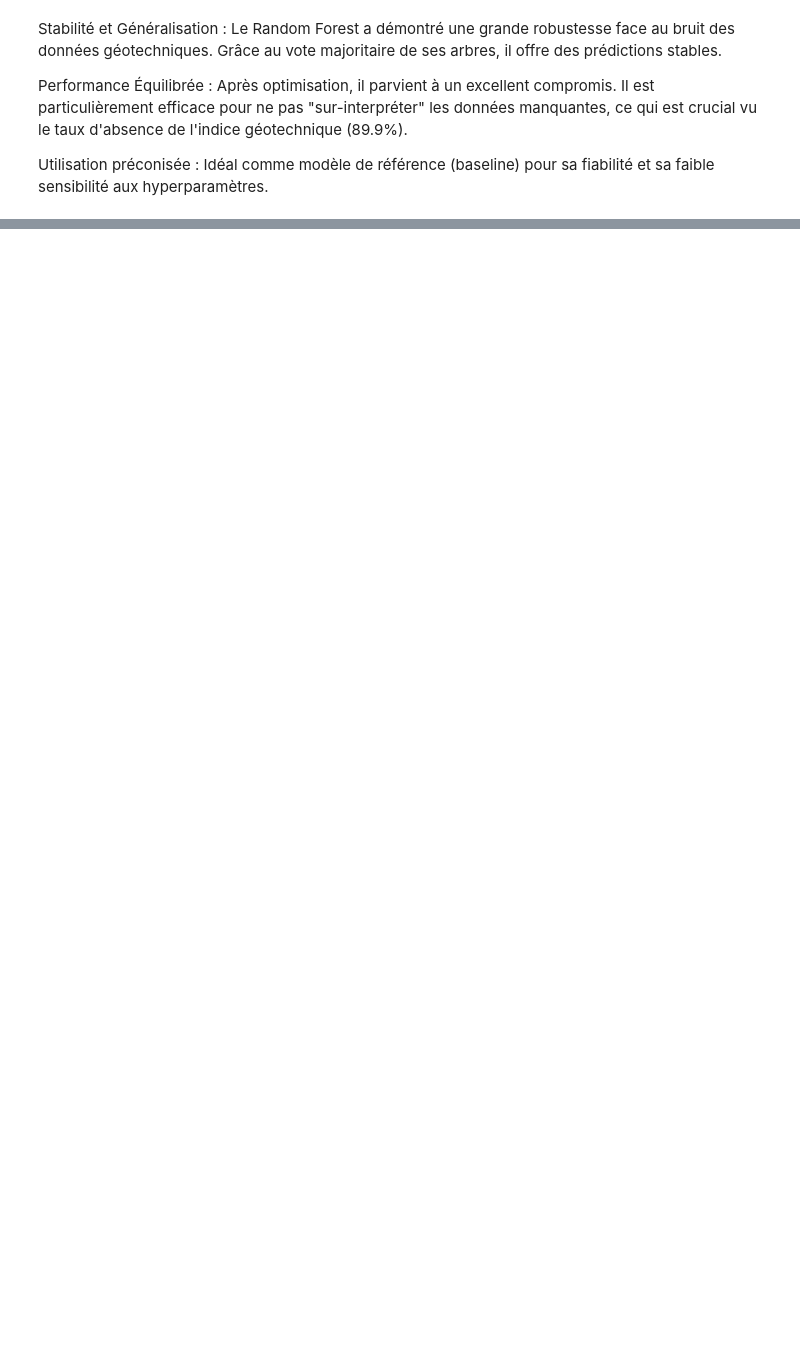
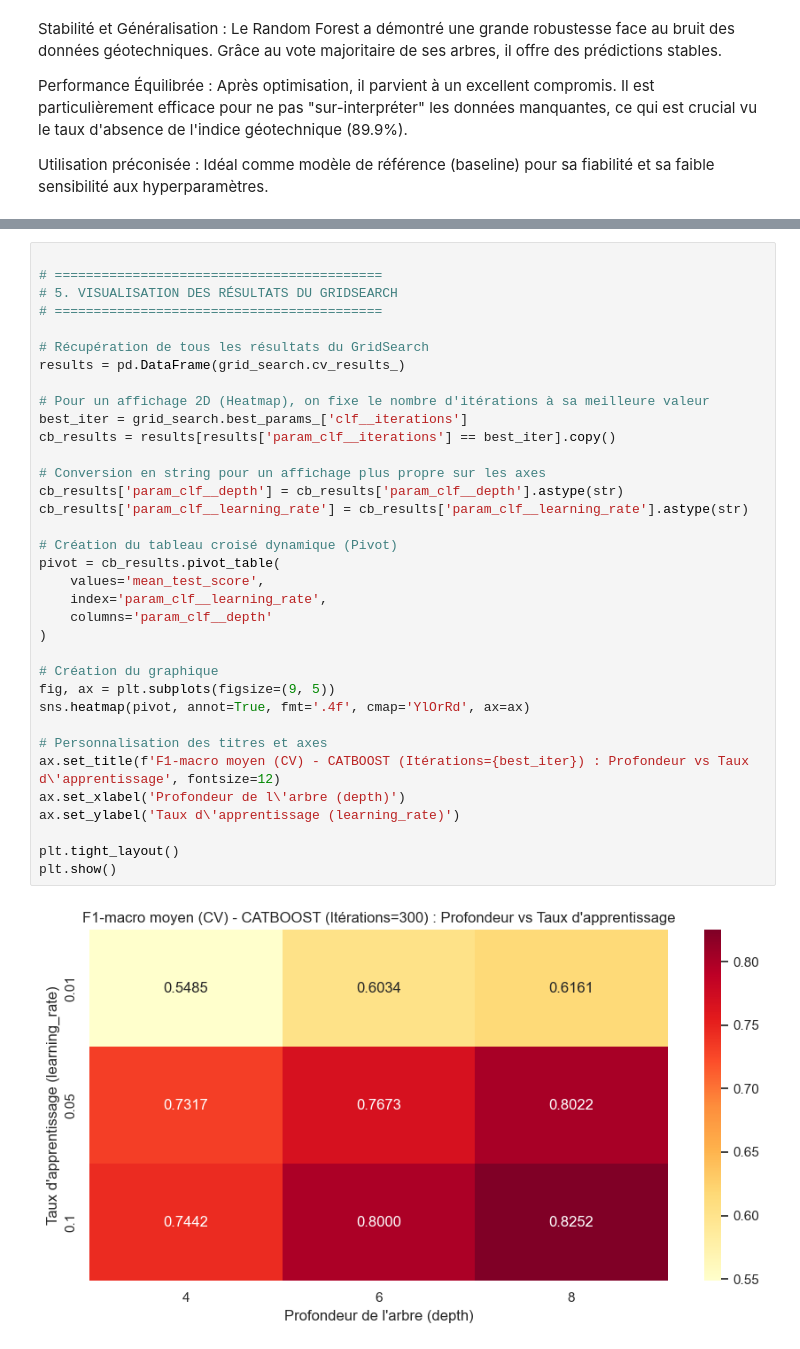
Before and after one commit to marwanbakali099-byte/Projet6_geo_info_ML_Classification, a Jupyter notebook: Projet6_geo_info_ML.ipynb, the cells around one changed output, grey strips where cells are left out. Drawn from its saved outputs; the diff is of its cells as text; blank space fills up the shorter version.

```diff
--- a/Projet6_geo_info_ML.ipynb
+++ b/Projet6_geo_info_ML.ipynb
@@ -2135,0 +2257,37 @@ Utilisation préconisée : Idéal comme modèle de référence (baseline) pour s
+# %%
+
+# ==========================================
+# 5. VISUALISATION DES RÉSULTATS DU GRIDSEARCH
+# ==========================================
+
+# Récupération de tous les résultats du GridSearch
+results = pd.DataFrame(grid_search.cv_results_)
+
+# Pour un affichage 2D (Heatmap), on fixe le nombre d'itérations à sa meilleure valeur
+best_iter = grid_search.best_params_['clf__iterations']
+cb_results = results[results['param_clf__iterations'] == best_iter].copy()
+
+# Conversion en string pour un affichage plus propre sur les axes
+cb_results['param_clf__depth'] = cb_results['param_clf__depth'].astype(str)
+cb_results['param_clf__learning_rate'] = cb_results['param_clf__learning_rate'].astype(str)
+
+# Création du tableau croisé dynamique (Pivot)
+pivot = cb_results.pivot_table(
+    values='mean_test_score',
+    index='param_clf__learning_rate',
+    columns='param_clf__depth'
+)
+
+# Création du graphique
+fig, ax = plt.subplots(figsize=(9, 5))
+sns.heatmap(pivot, annot=True, fmt='.4f', cmap='YlOrRd', ax=ax)
+
+# Personnalisation des titres et axes
+ax.set_title(f'F1-macro moyen (CV) - CATBOOST (Itérations={best_iter}) : Profondeur vs Taux d\'apprentissage', fontsize=12)
+ax.set_xlabel('Profondeur de l\'arbre (depth)')
+ax.set_ylabel('Taux d\'apprentissage (learning_rate)')
+
+plt.tight_layout()
+plt.show()
+# %% [output]
+[figure, added]
```
Also changed, not shown: parts of 49 cells of this notebook.
